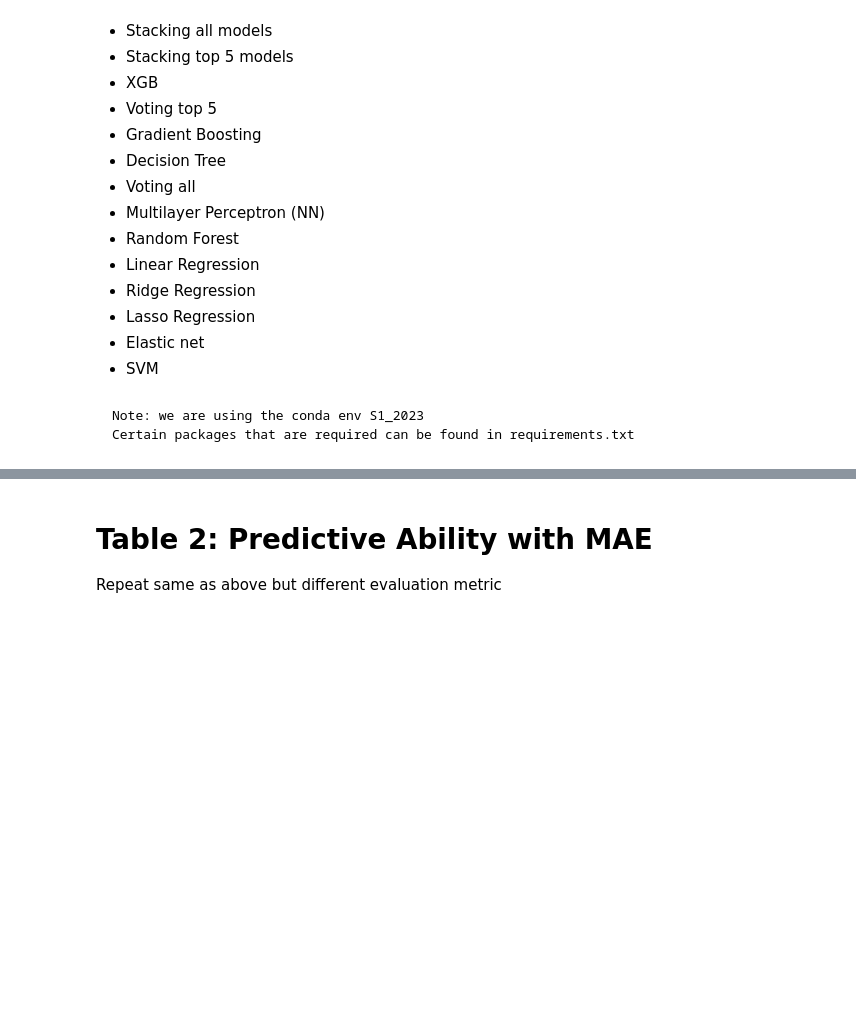
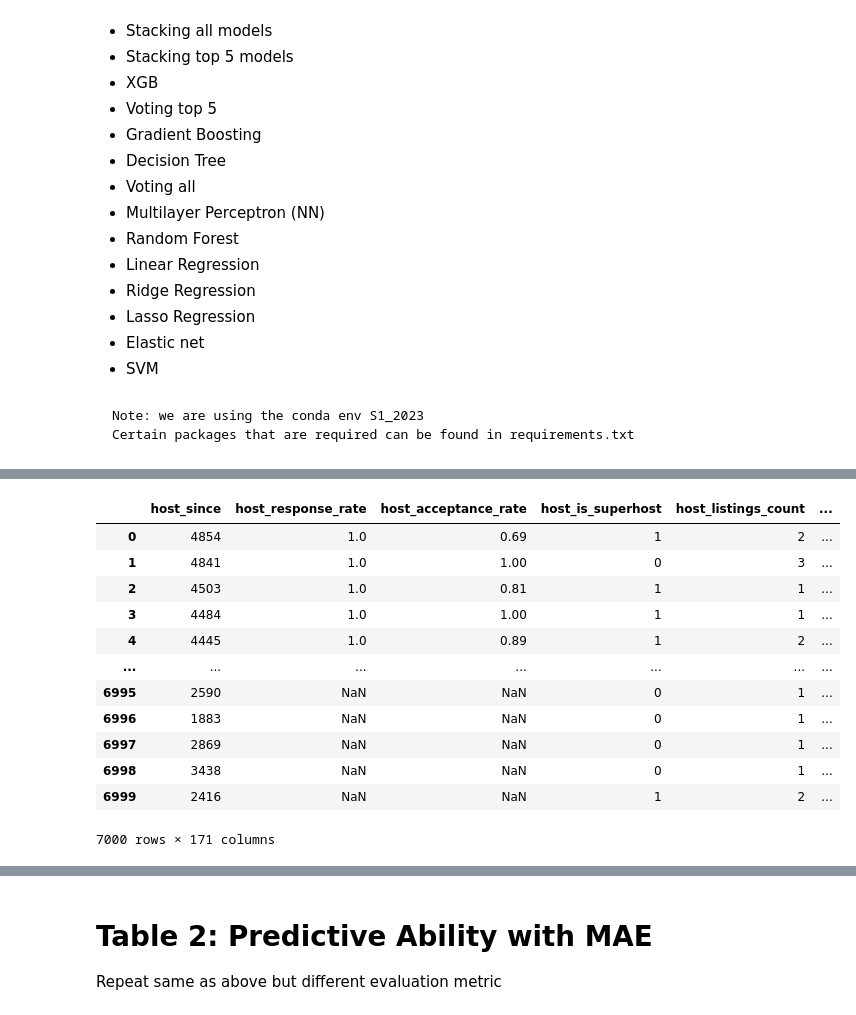
Before and after one commit to domnasrabadi/Airbnb-Sydney-Paper, a Jupyter notebook: Main.ipynb, the cells around one changed output, grey strips where cells are left out. Drawn from its saved outputs; the diff is of its cells as text; code cells hidden in the pictures; blank space fills up the shorter version.

```diff
--- a/Main.ipynb
+++ b/Main.ipynb
@@ -160 +132,18 @@ NameError: name 'cross_val_score' is not defined
+# %%
+pd.set_option('display.max_columns', None)
+x_train
+# %% [output]
+|  | host_since | host_response_rate | host_acceptance_rate | host_is_superhost | host_listings_count | ... |
+| 0 | 4854 | 1.0 | 0.69 | 1 | 2 | ... |
+| 1 | 4841 | 1.0 | 1.00 | 0 | 3 | ... |
+| 2 | 4503 | 1.0 | 0.81 | 1 | 1 | ... |
+| 3 | 4484 | 1.0 | 1.00 | 1 | 1 | ... |
+| 4 | 4445 | 1.0 | 0.89 | 1 | 2 | ... |
+| ... | ... | ... | ... | ... | ... | ... |
+| 6995 | 2590 | NaN | NaN | 0 | 1 | ... |
+| 6996 | 1883 | NaN | NaN | 0 | 1 | ... |
+| 6997 | 2869 | NaN | NaN | 0 | 1 | ... |
+| 6998 | 3438 | NaN | NaN | 0 | 1 | ... |
+| 6999 | 2416 | NaN | NaN | 1 | 2 | ... |
+7000 rows × 171 columns
 # %%
```
Also changed, not shown: parts of 17 cells of this notebook, 1 other file.
